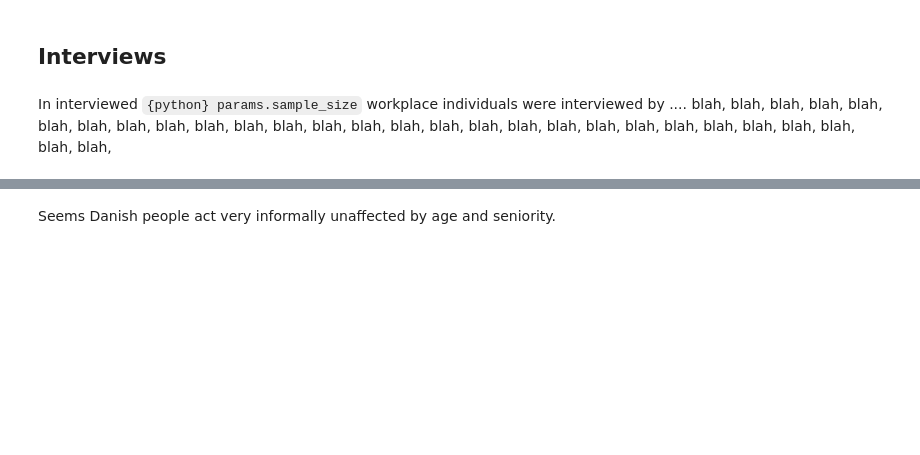
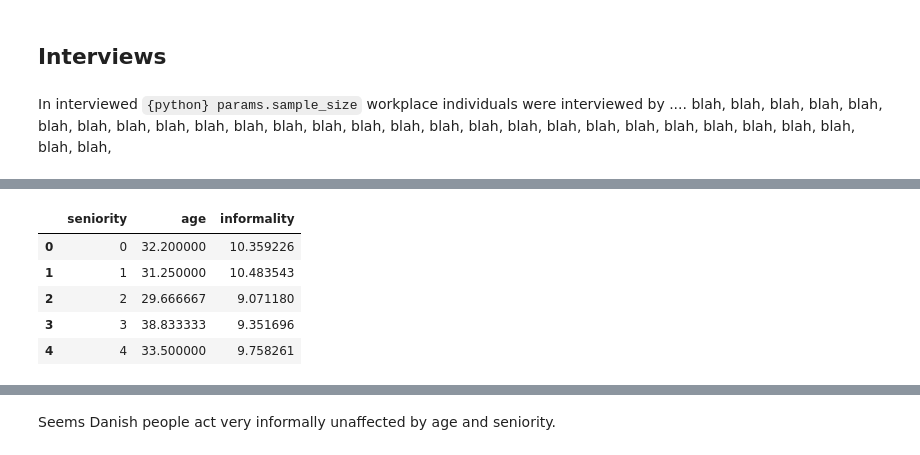
Before and after one commit to munch-group/munch-group-manuscript, a Jupyter notebook: notebooks/example.ipynb, the cells around one changed output, grey strips where cells are left out. Cells and saved outputs as stored; diff of their text form; code cells hidden in the pictures; blank space fills up the shorter version.

```diff
--- a/notebooks/example.ipynb
+++ b/notebooks/example.ipynb
@@ -147 +117,12 @@ data
+# %%
+#| label: tbl-mean-informality
+#| tbl-cap: "Mean interaction scores by seniority and age"
+df.groupby(['seniority']).mean(numeric_only=True).reset_index()
+# %% [output]
+|  | seniority | age | informality |
+| 0 | 0 | 32.200000 | 10.359226 |
+| 1 | 1 | 31.250000 | 10.483543 |
+| 2 | 2 | 29.666667 | 9.071180 |
+| 3 | 3 | 38.833333 | 9.351696 |
+| 4 | 4 | 33.500000 | 9.758261 |
 # %%
```
Also changed, not shown: parts of 19 cells of this notebook, 3 other files.
